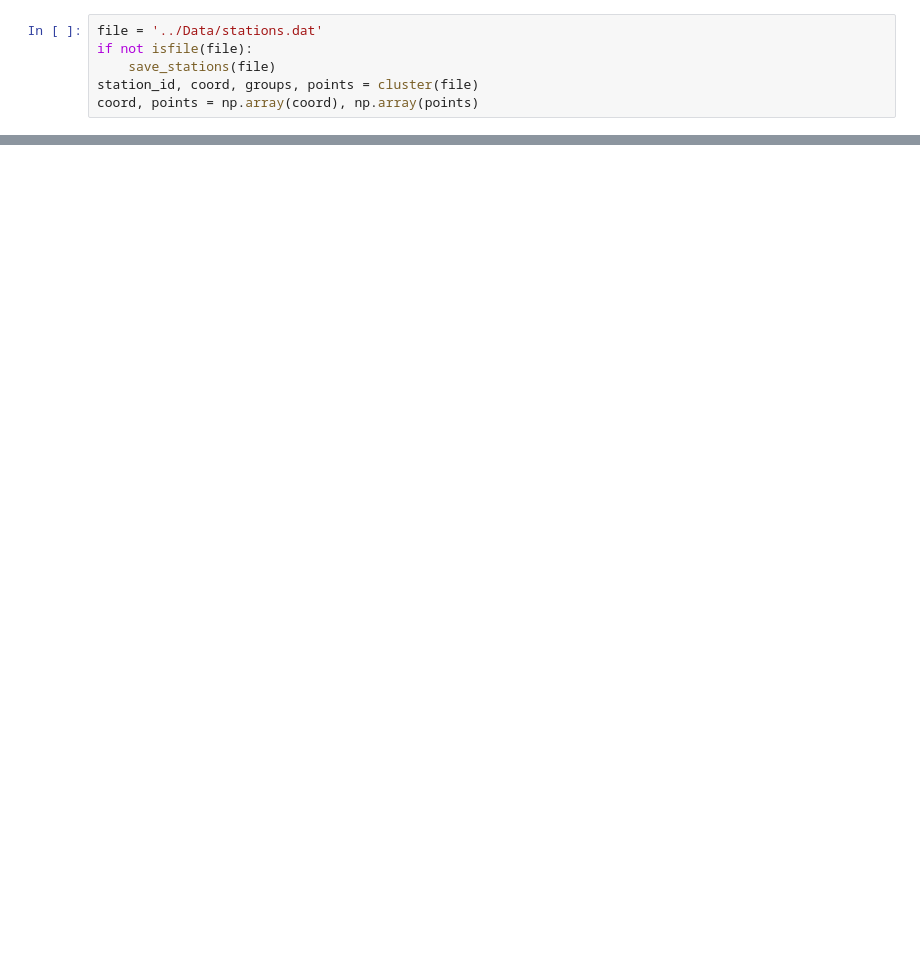
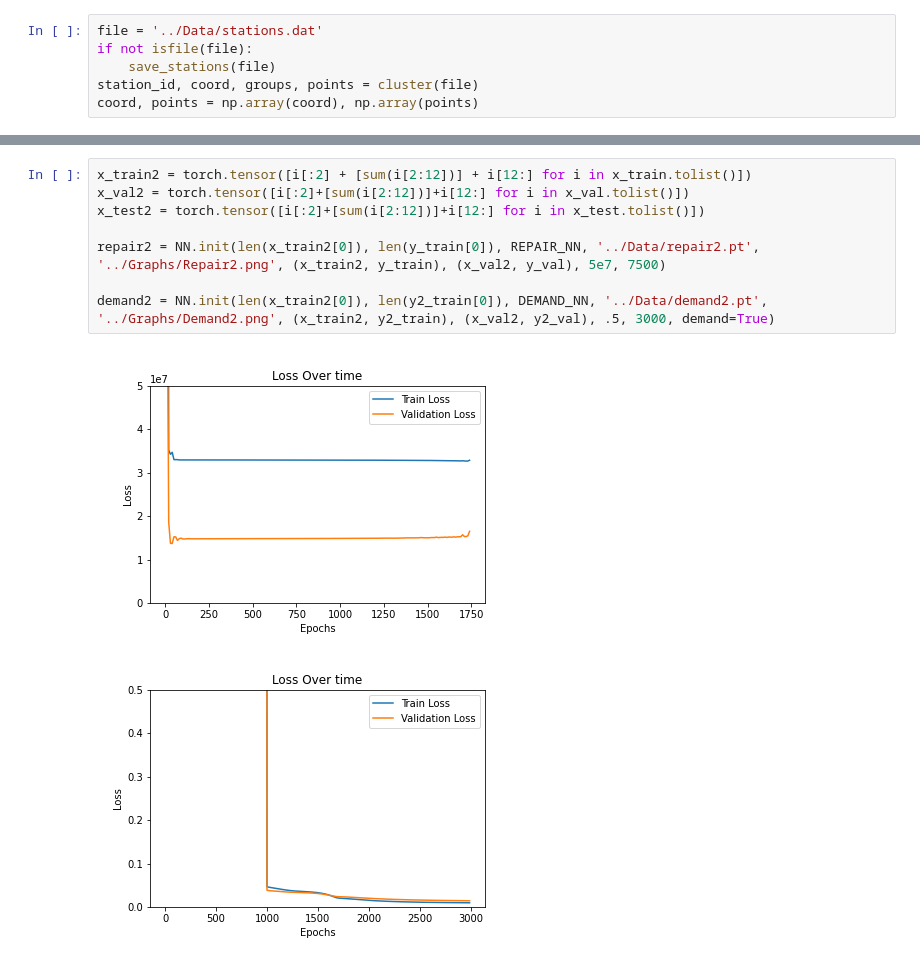
Before and after one commit to RyanW124/A-Deep-Learning-Approach-to-Predict-the-Number-of-Bikes-a-Bike-Sharing-Company-Repairs, a Jupyter notebook: Code/main.ipynb, the cells around one changed output, grey strips where cells are left out. Saved outputs shown, nothing was run; the diff lists cells and outputs as text; blank space fills up the shorter version.

```diff
--- a/Code/main.ipynb
+++ b/Code/main.ipynb
@@ -102 +98,12 @@ else:
+# %%
+x_train2 = torch.tensor([i[:2] + [sum(i[2:12])] + i[12:] for i in x_train.tolist()])
+x_val2 = torch.tensor([i[:2]+[sum(i[2:12])]+i[12:] for i in x_val.tolist()])
+x_test2 = torch.tensor([i[:2]+[sum(i[2:12])]+i[12:] for i in x_test.tolist()])
+
+repair2 = NN.init(len(x_train2[0]), len(y_train[0]), REPAIR_NN, '../Data/repair2.pt', '../Graphs/Repair2.png', (x_train2, y_train), (x_val2, y_val), 5e7, 7500)
+
+demand2 = NN.init(len(x_train2[0]), len(y2_train[0]), DEMAND_NN, '../Data/demand2.pt', '../Graphs/Demand2.png', (x_train2, y2_train), (x_val2, y2_val), .5, 3000, demand=True)
+# %% [output]
+[figure, added]
+[figure, added]
 # %%
```
Also changed, not shown: parts of 11 cells of this notebook, 39 other files.
